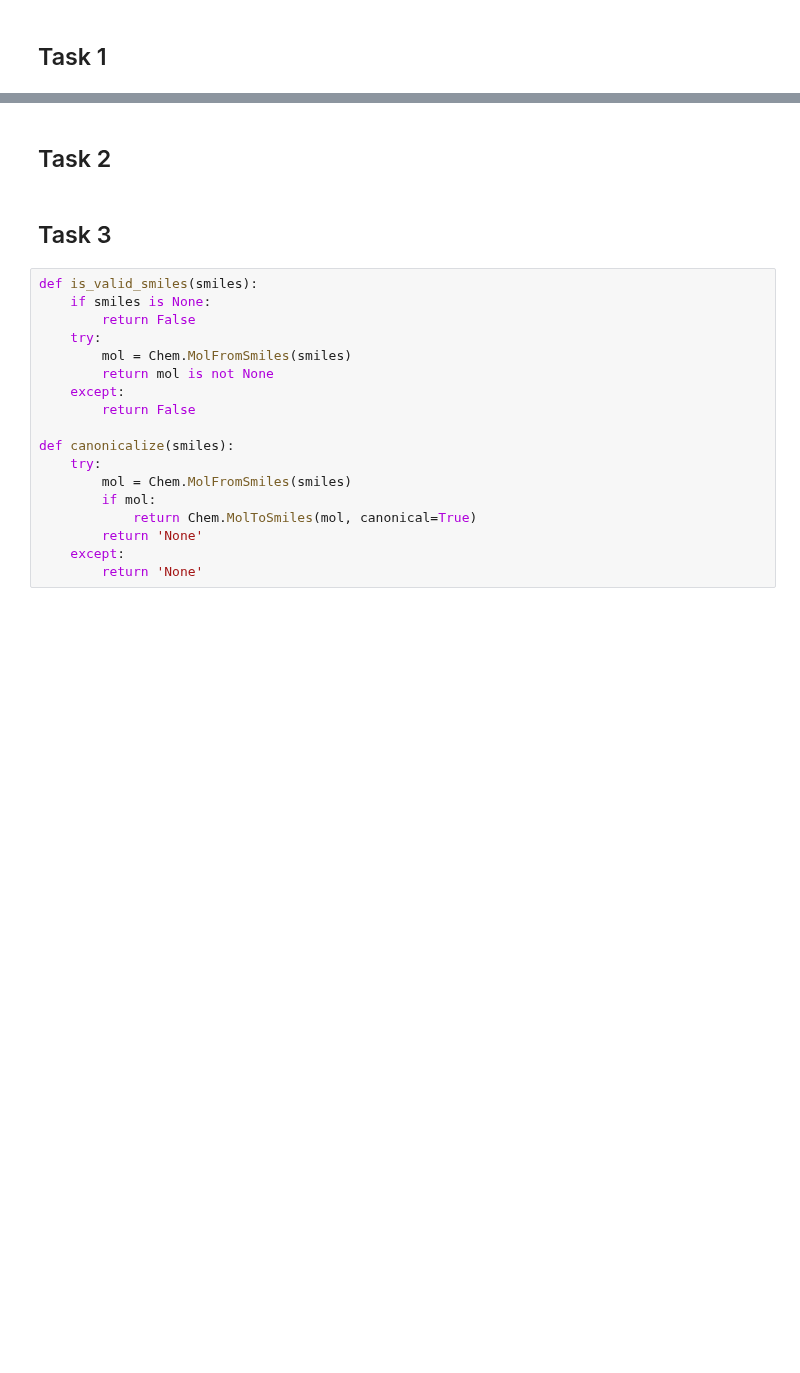
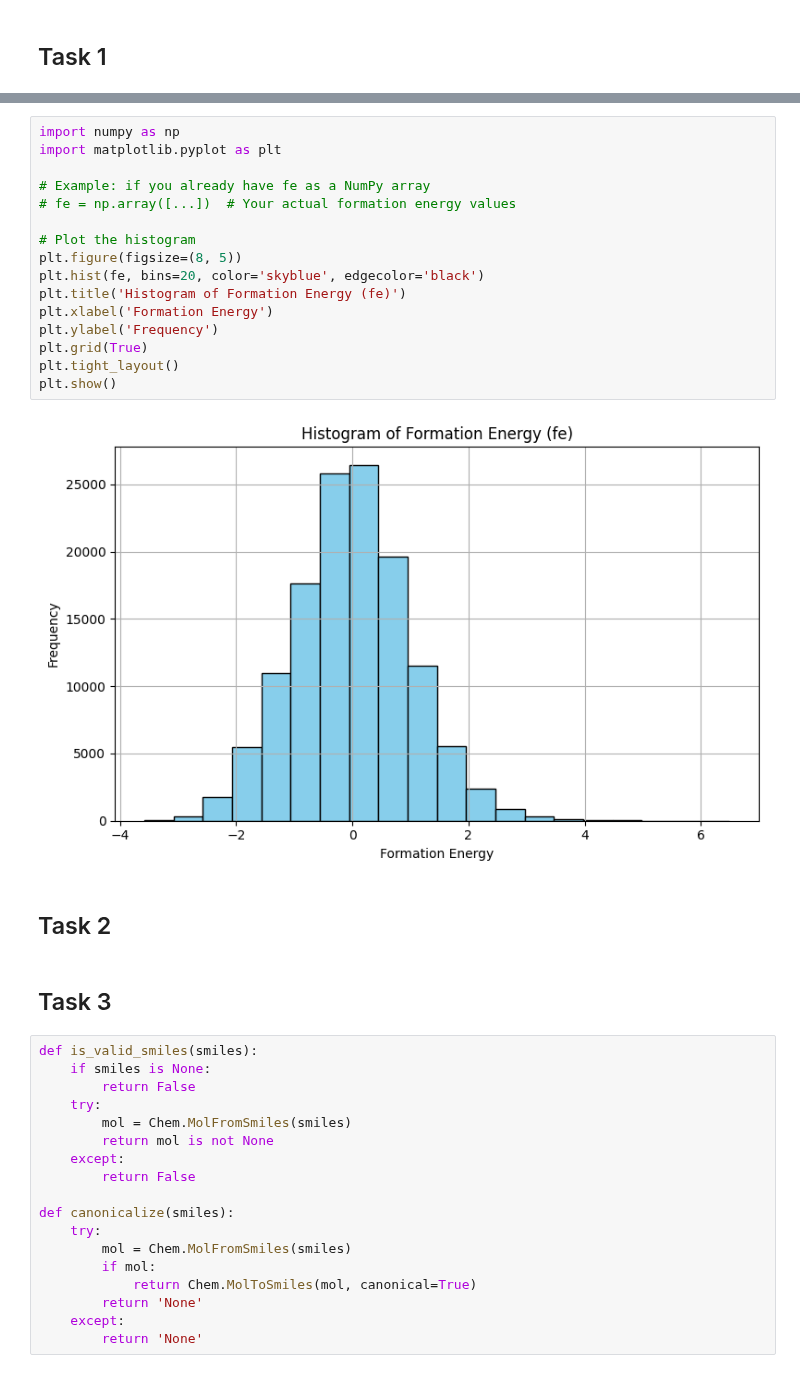
Before and after one commit to vera-jansen/2AMM10_assignment-2, a Jupyter notebook: ass2_skeleton.ipynb, the cells around one changed output, grey strips where cells are left out. Cells and saved outputs as stored; diff of their text form; blank space fills up the shorter version.

```diff
--- a/ass2_skeleton.ipynb
+++ b/ass2_skeleton.ipynb
@@ -111,3 +459,21 @@ inspect_structure(np.random.choice(range(len(smiles_data))))
+# %%
+import numpy as np
+import matplotlib.pyplot as plt
+
+# Example: if you already have fe as a NumPy array
+# fe = np.array([...])  # Your actual formation energy values
+
+# Plot the histogram
+plt.figure(figsize=(8, 5))
+plt.hist(fe, bins=20, color='skyblue', edgecolor='black')
+plt.title('Histogram of Formation Energy (fe)')
+plt.xlabel('Formation Energy')
+plt.ylabel('Frequency')
+plt.grid(True)
+plt.tight_layout()
+plt.show()
+# %% [output]
+[figure, added]
 # %% [markdown]
 ## Task 2
 # %% [markdown]
```
Also changed, not shown: parts of 13 cells of this notebook, 1 other file.
